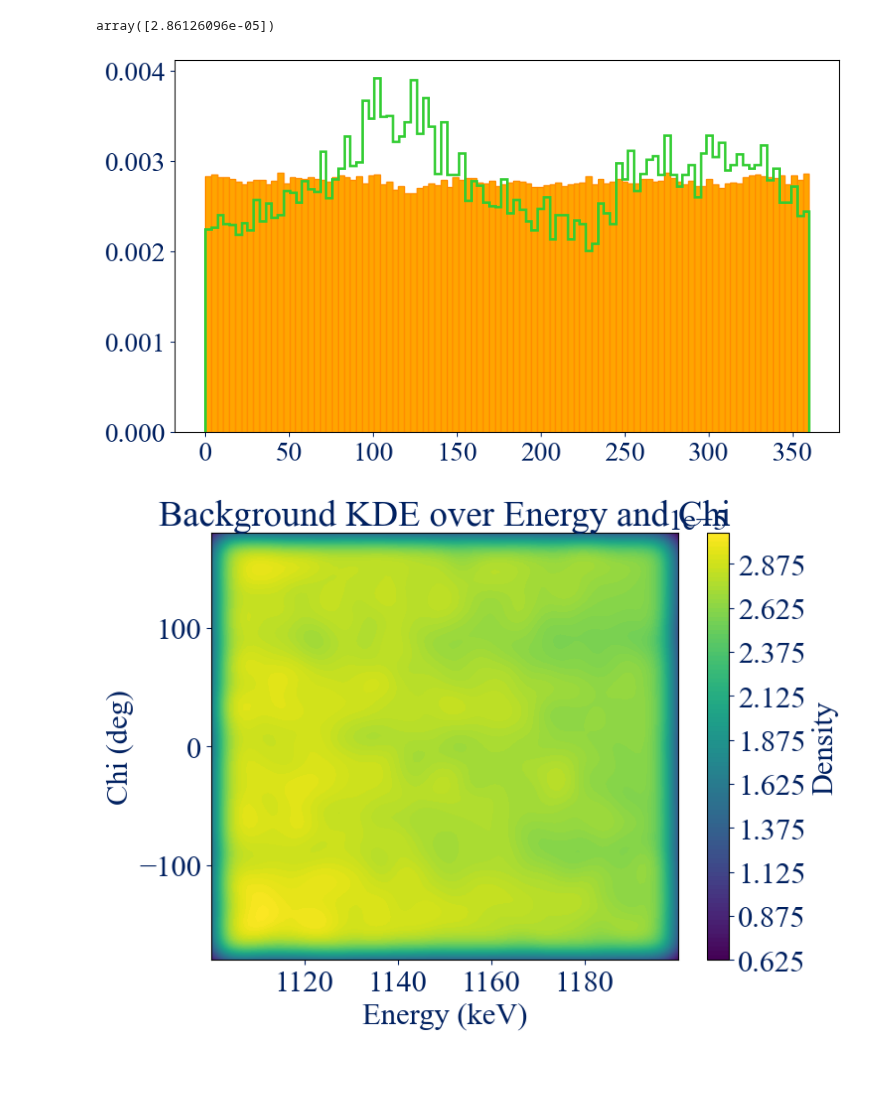
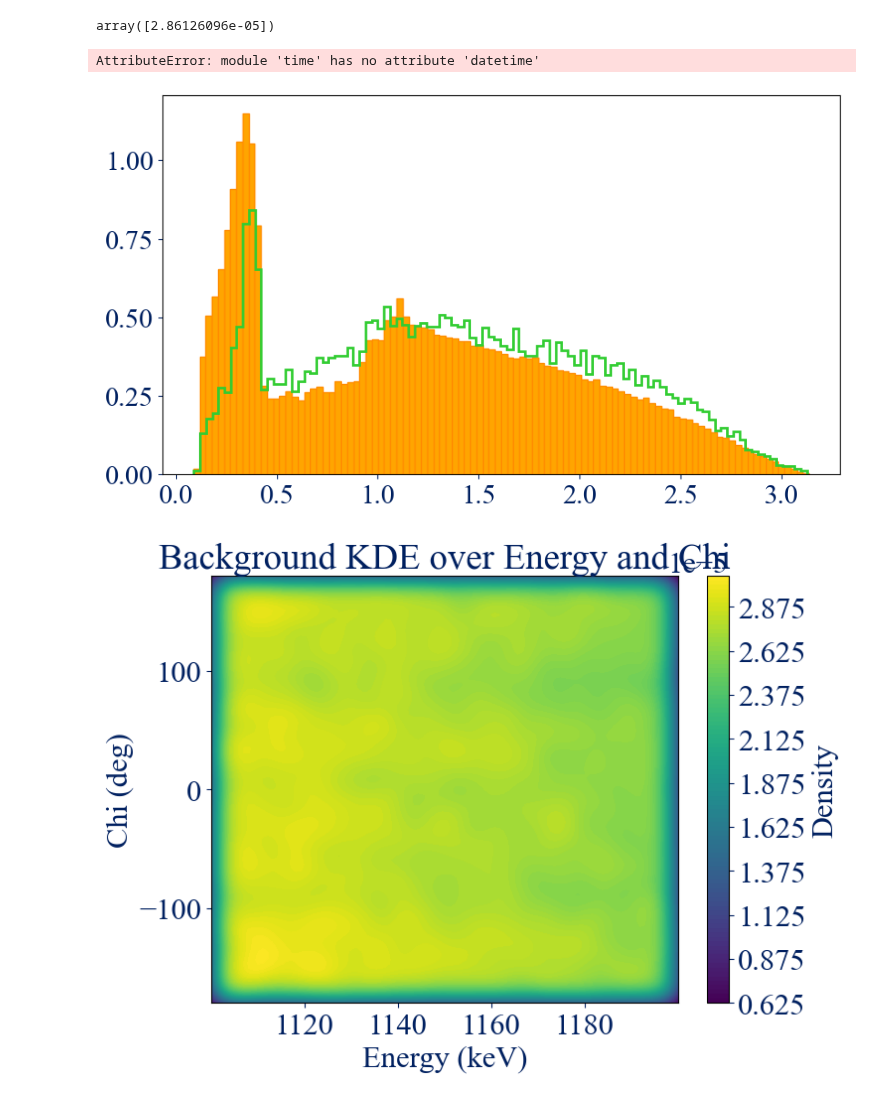
Before and after one commit to avalluvan/cosipy, a Jupyter notebook: docs/tutorials/response/LMDR4.ipynb, the cells around one changed output. Saved outputs shown, nothing was run; the diff lists cells and outputs as text; code cells hidden in the pictures; blank space fills up the shorter version.

```diff
--- a/docs/tutorials/response/LMDR4.ipynb
+++ b/docs/tutorials/response/LMDR4.ipynb
@@ -139,14 +139,20 @@ idx = 1000
 background_kde([bg_dict['Energies'][idx], ang_rot[0][idx]])#, bg_ang_rot[1][idx], bg_ang_rot[0][idx]])
 # %% [output]
 array([2.86126096e-05])
+# %%
+import time
+time.datetime.now().strftime("%Y%m%d_%H%M%S")
+# %% [output]
+AttributeError: module 'time' has no attribute 'datetime'
 # %%
-key = 'Chi galactic'
-indices = (data['Energies'] > 1100) & (data['Energies'] < 1200)
-plt.hist(bg_dict[key], bins=100, density=True, edgecolor='darkorange')
+key = 'Phi'
+indices = (bg_dict['Energies'] > 1140) & (bg_dict['Energies'] < 1180)
+plt.hist(bg_dict[key][indices], bins=100, density=True, edgecolor='darkorange')
+indices = (data['Energies'] > 1140) & (data['Energies'] < 1180)
 plt.hist(data[key][indices], bins=100, density=True, histtype='step', lw=2)
 plt.show()
 # %% [output]
-[figure, old version]
+[figure, new version]
 # %%
 # Define grid over energy and chi. These axes have the greatest discriminating power.
 energy_min, energy_max = background_data[0].min(), background_data[0].max()
```
Also changed, not shown: parts of 3 cells of this notebook, 1 other file.
